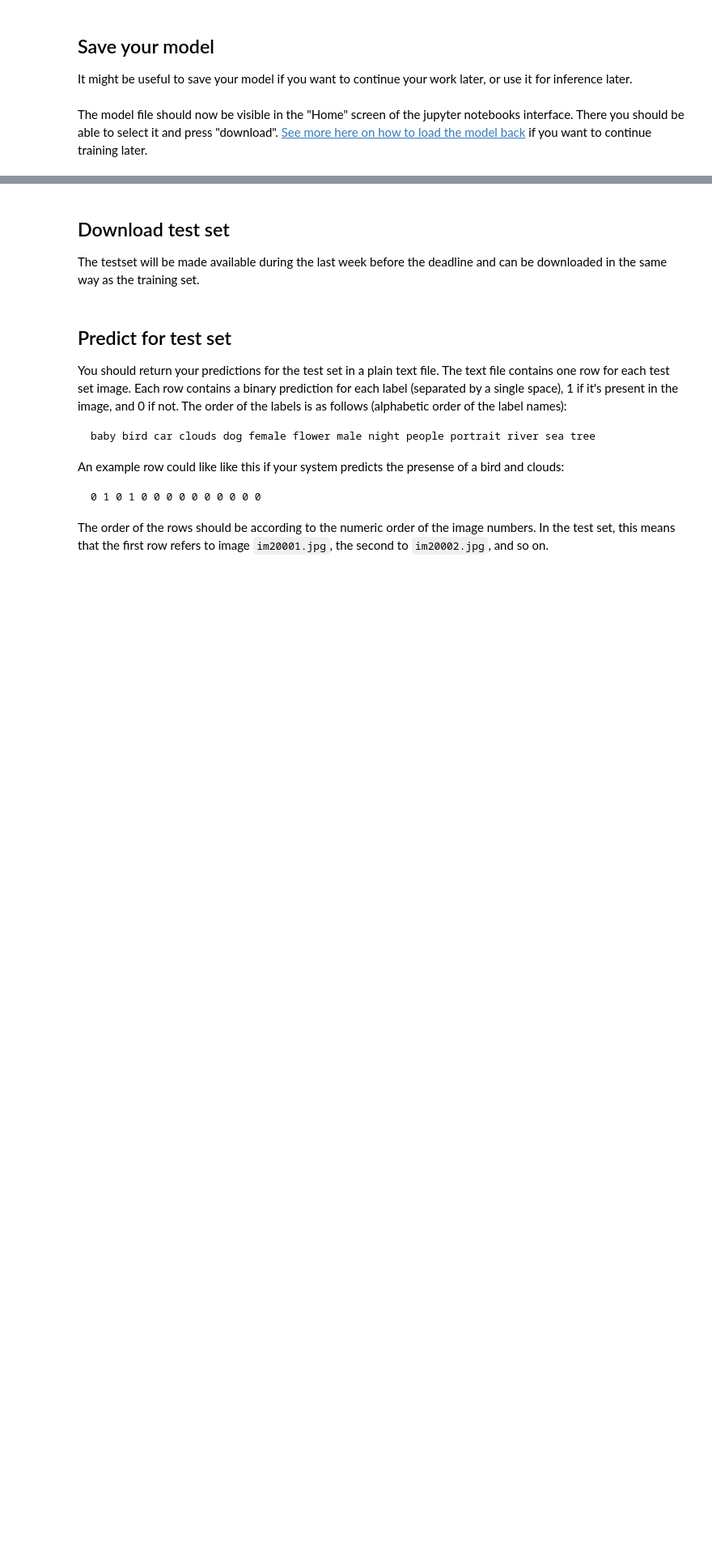
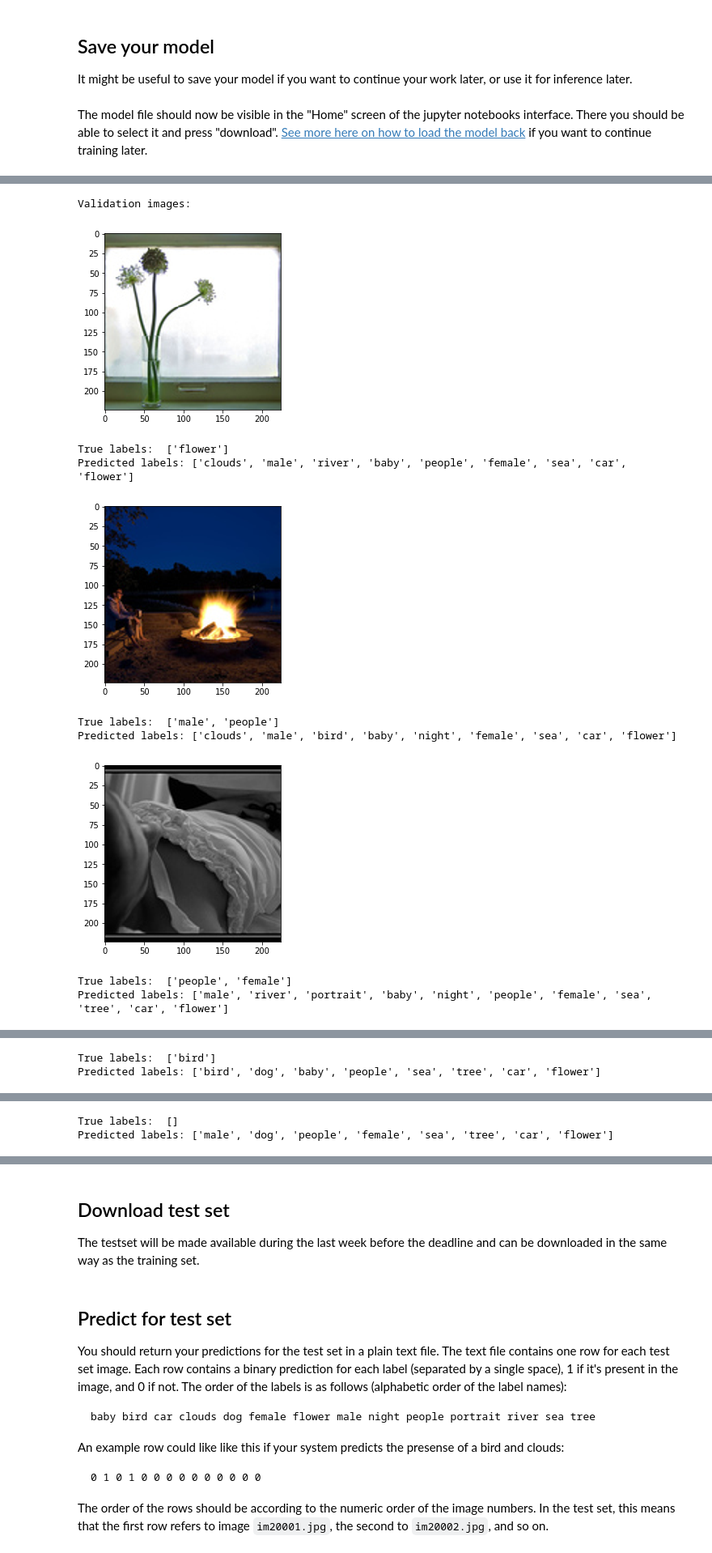
Before and after one commit to MrNerd24/Deep-image-recognition-university-project, a Jupyter notebook: deep_net_experiment.ipynb, the cells around one changed output, grey strips where cells are left out. Shown at 81% size. Saved outputs shown, nothing was run; the diff lists cells and outputs as text; code cells hidden in the pictures; blank space fills up the shorter version.

```diff
--- a/deep_net_experiment.ipynb
+++ b/deep_net_experiment.ipynb
@@ -85,7 +85,7 @@ from data_balancer import DataBalancer
 
 dataBalancer = DataBalancer()
 
-trainIds = dataBalancer.balanceData(trainIds, 20000-19000, trainIds)
+trainIds = dataBalancer.balanceData(trainIds, 80000-19000, trainIds)
 # %%
 trainDataset = ImageDataset(trainIds, dataAugmentation=dataAugmentation)
 valDataset = ImageDataset(range(19001,20001))
@@ -588,0 +398,17 @@ RuntimeError: Input type (torch.FloatTensor) and weight type (torch.cuda.FloatTe
+# %%
+from example_prediction_shower import showExamplePredictions
+
+print("Validation images:")
+print()
+showExamplePredictions(model, valDataset, device, 5)
+# %% [output]
+Validation images:
+[figure, added]
+True labels:  ['flower']
+Predicted labels: ['clouds', 'male', 'river', 'baby', 'people', 'female', 'sea', 'car', 'flower']
+[figure, added]
+True labels:  ['male', 'people']
+Predicted labels: ['clouds', 'male', 'bird', 'baby', 'night', 'female', 'sea', 'car', 'flower']
+[figure, added]
+True labels:  ['people', 'female']
+Predicted labels: ['male', 'river', 'portrait', 'baby', 'night', 'people', 'female', 'sea', 'tree', 'car', 'flower']
@@ -588,0 +416,2 @@ RuntimeError: Input type (torch.FloatTensor) and weight type (torch.cuda.FloatTe
+True labels:  ['bird']
+Predicted labels: ['bird', 'dog', 'baby', 'people', 'sea', 'tree', 'car', 'flower']
@@ -588,0 +419,2 @@ RuntimeError: Input type (torch.FloatTensor) and weight type (torch.cuda.FloatTe
+True labels:  []
+Predicted labels: ['male', 'dog', 'people', 'female', 'sea', 'tree', 'car', 'flower']
```
Also changed, not shown: parts of 6 cells of this notebook, 2 other files.
